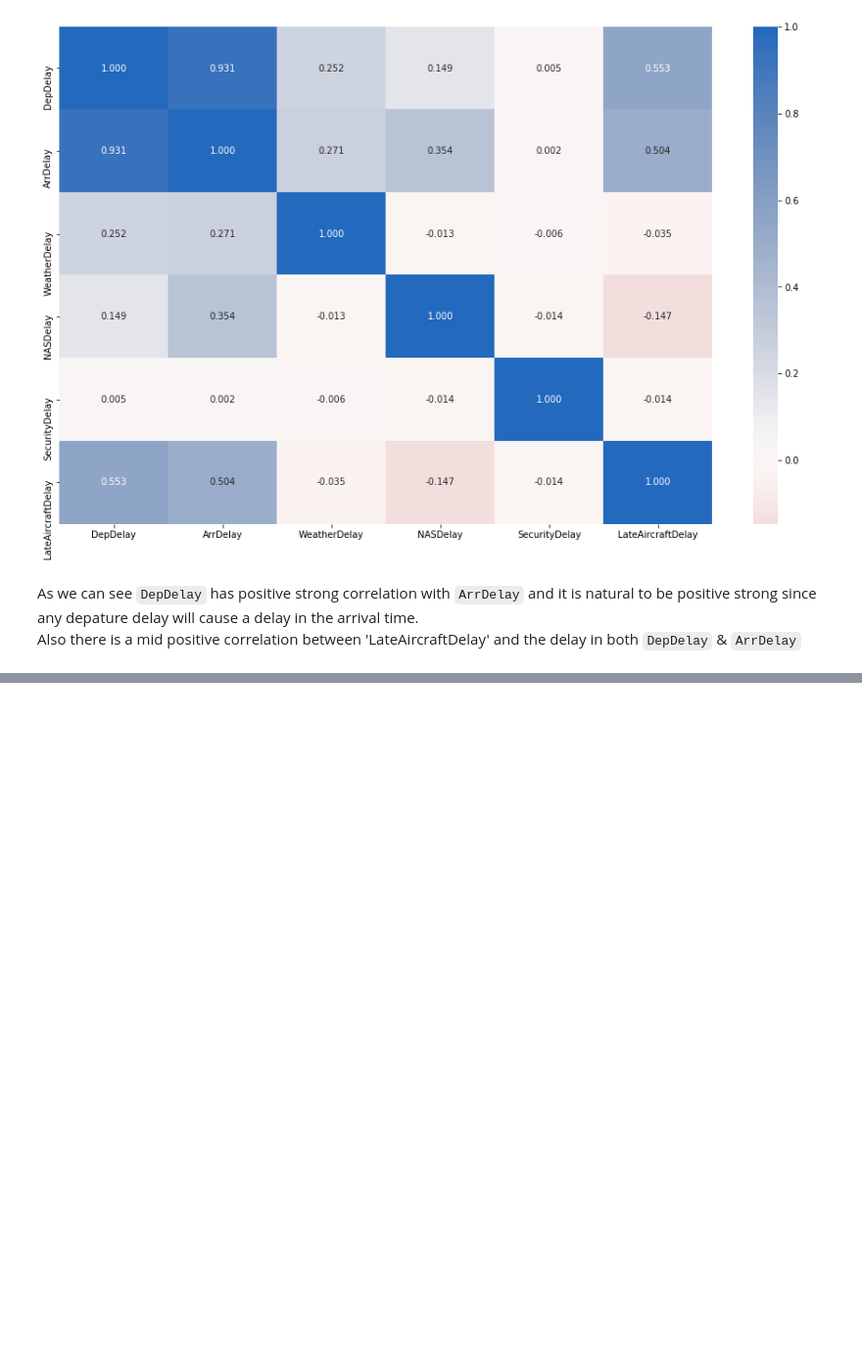
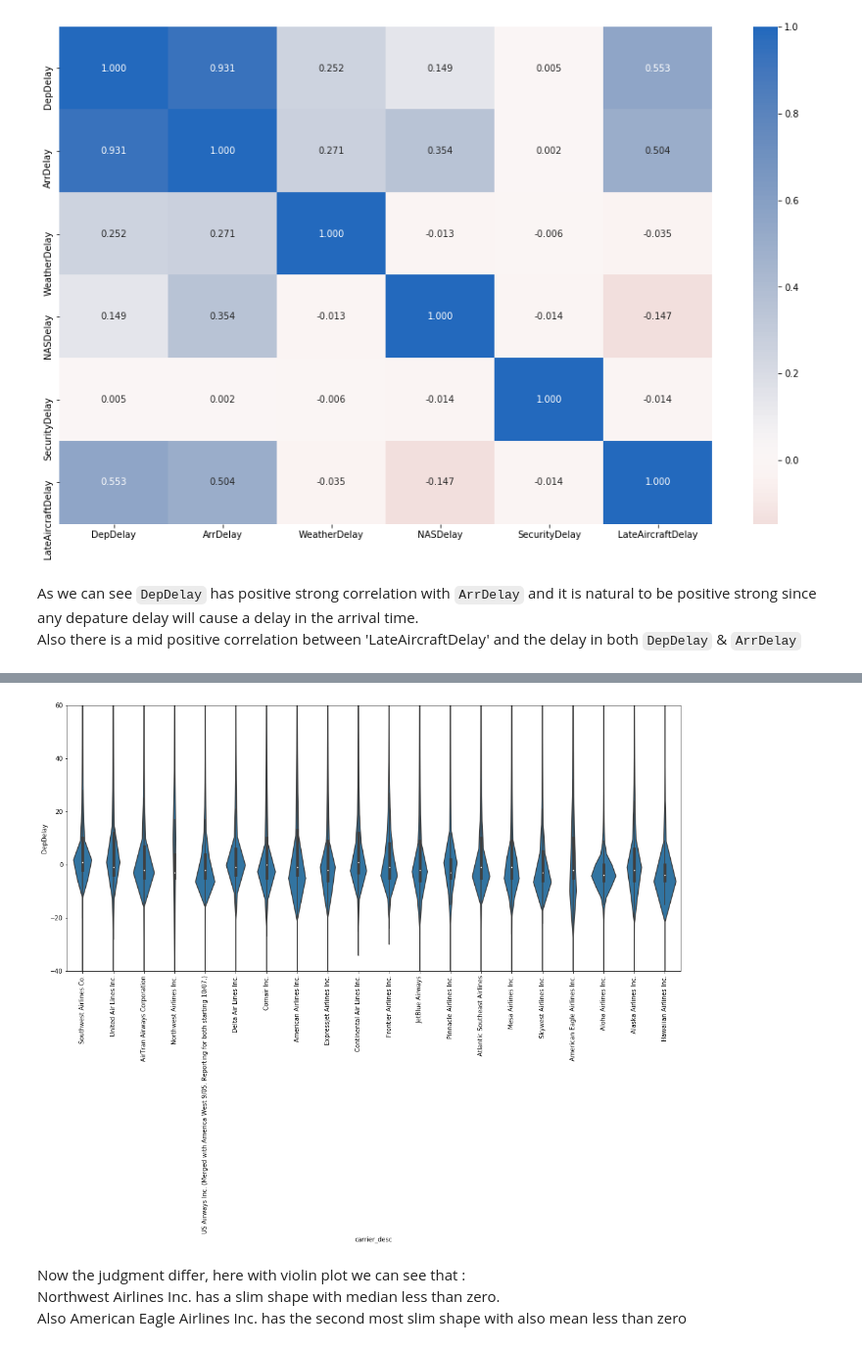
Before and after one commit to iRaied/UDACITY_Project_5.2_Flights, a Jupyter notebook: Flights.ipynb, the cells around one changed output, grey strips where cells are left out. Shown at 98% size. Cells and saved outputs as stored; diff of their text form; code cells hidden in the pictures; blank space fills up the shorter version.

```diff
--- a/Flights.ipynb
+++ b/Flights.ipynb
@@ -942,0 +952,17 @@ While the **best** one is :
+# %%
+# Let's look closely to the Violin Polt for these two features with limit on y axis :
+
+plt.figure(figsize = (18, 8))
+base_color = sb.color_palette()[0]
+sb.violinplot(data = df_2008_clean, x = 'carrier_desc', y = 'DepDelay',
+              color = base_color);
+plt.ylim([-40, 60])
+plt.xticks(rotation = 90);
+# %% [output]
+[figure, added]
+# %% [markdown]
+Now the judgment differ, here with violin plot we can see that :
+<br></br>
+Northwest Airlines Inc. has a slim shape with median less than zero.
+<br></br>
+Also American Eagle Airlines Inc. has the second most slim shape with also mean less than zero
```
Also changed, not shown: parts of 6 cells of this notebook.
